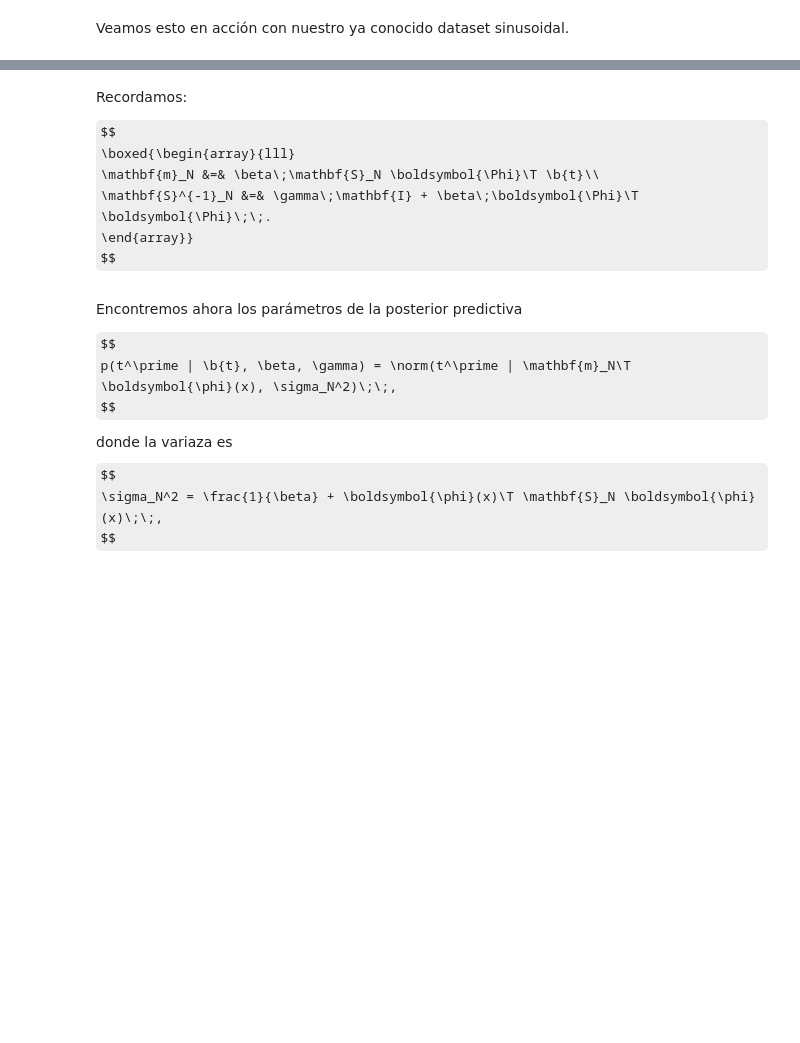
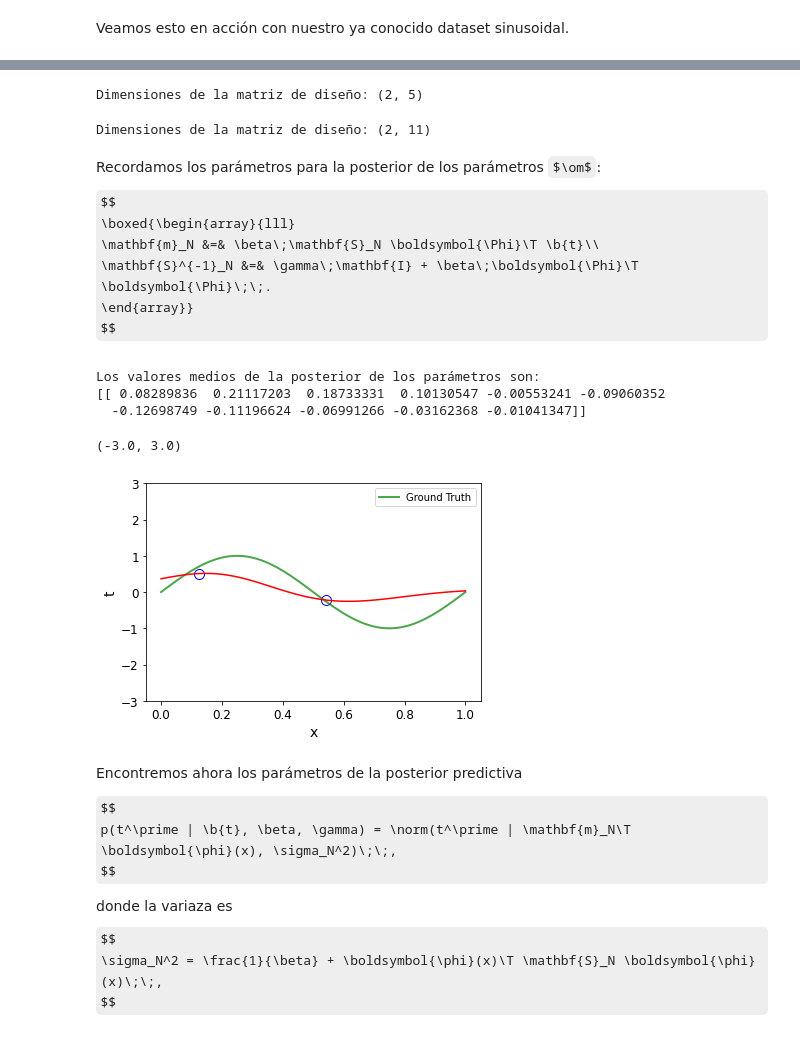
Before and after one commit to JavierGold/ML_UNSAM-2-2020, a Jupyter notebook: 06_RegresionBayesiana.ipynb, the cells around one changed output, grey strips where cells are left out. Drawn from its saved outputs; the diff is of its cells as text; code cells hidden in the pictures; some formulas as TeX source; blank space fills up the shorter version.

```diff
--- a/06_RegresionBayesiana.ipynb
+++ b/06_RegresionBayesiana.ipynb
@@ -361,10 +365,10 @@ plot_data_sine(x_, t_)
 # %%
 # Fijemos los hiperparámetros
 beta = 1/0.3
-gamma = 1e5 / 0.3 # gamma/beta = lambda
+gamma = 1e-2 / 0.3 # gamma/beta = lambda
 
 # Number of points to use
-n = 10
+n = 2
 ii = np.arange(len(x_))
 np.random.shuffle(ii)
 ii = ii[:n]
@@ -381,11 +398,13 @@ phi = polfeat.fit_transform(x_[ii])
 phi_ = polfeat.transform(xx)
 
 print('Dimensiones de la matriz de diseño: {}'.format(phi.shape))
+# %% [output]
+Dimensiones de la matriz de diseño: (2, 5)
 # %%
-# Use Gaussian features instead
+## Gaussian features
 
-mu = np.linspace(0.1, 0.9, 20)
-s2 = 0.1
+mu = np.linspace(0.1, 0.9, 10)
+s2 = 0.05
 phi = np.ones((len(x_[ii]), len(mu)+1))
 phi_ = np.ones((len(xx), len(mu)+1))
 
@@ -394,8 +413,10 @@ for j, m in enumerate(mu):
     phi_[:, j+1] = np.exp(-(xx.flatten() - m)**2 / s2)
 
 print('Dimensiones de la matriz de diseño: {}'.format(phi.shape))
+# %% [output]
+Dimensiones de la matriz de diseño: (2, 11)
 # %% [markdown]
-Recordamos:
+Recordamos los parámetros para la posterior de los parámetros $\om$:
 
 $$
 \boxed{\begin{array}{lll}
@@ -405,7 +426,7 @@ $$
 $$
 # %%
 # Escribamos la ecuación para la inversa de la covarianza del posterior
-sn_inv = gamma + beta * np.dot(phi.T, phi)
+sn_inv = gamma*np.eye(phi.shape[1]) + beta * np.dot(phi.T, phi)
 
 # Calculemos phiT t
 tt_ = np.dot(phi.T, t_[ii])
@@ -414,12 +435,20 @@ tt_ = np.dot(phi.T, t_[ii])
 m_n = beta * np.linalg.solve(sn_inv, tt_)
 
 print('Los valores medios de la posterior de los parámetros son: \n{}'.format(m_n.T))
+# %% [output]
+Los valores medios de la posterior de los parámetros son:
+[[ 0.08289836  0.21117203  0.18733331  0.10130547 -0.00553241 -0.09060352
+  -0.12698749 -0.11196624 -0.06991266 -0.03162368 -0.01041347]]
 # %%
 # Podemos plotear la predicción semi-bayesiana
 y = np.dot(phi_, m_n)
 
 plot_data_sine(x_[ii], t_[ii])
 plt.plot(xx, y, '-r')
+plt.ylim(-3, 3)
+# %% [output]
+(-3.0, 3.0)
+[figure, added]
 # %% [markdown]
 Encontremos ahora los parámetros de la posterior predictiva
 
```
Also changed, not shown: parts of 5 cells of this notebook.
